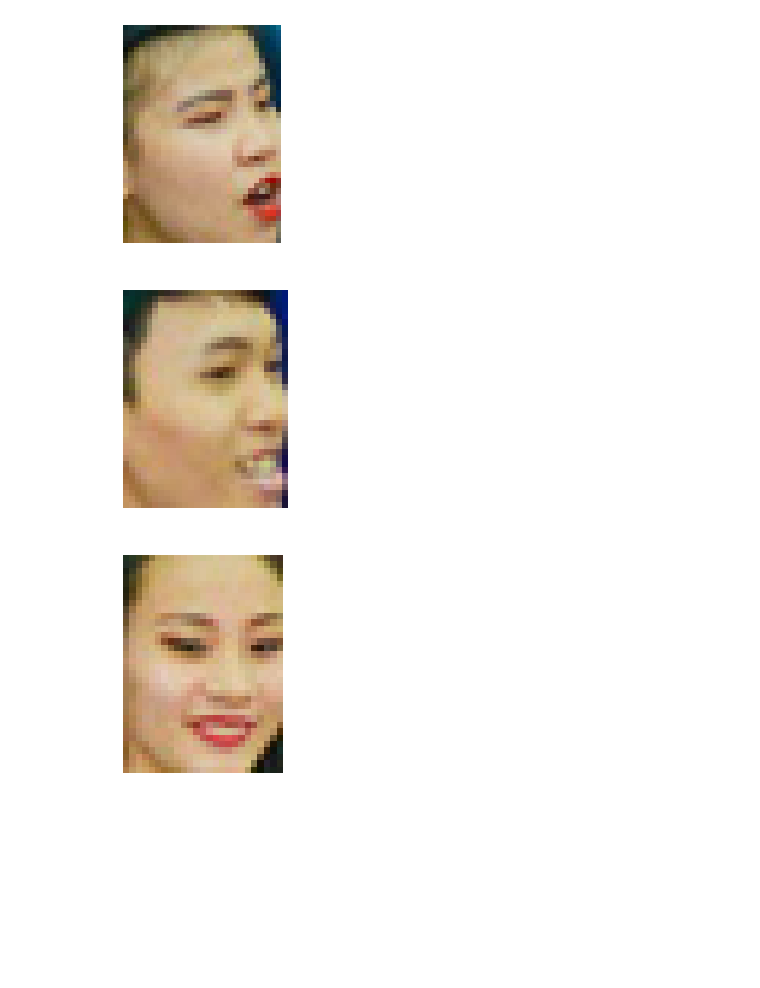
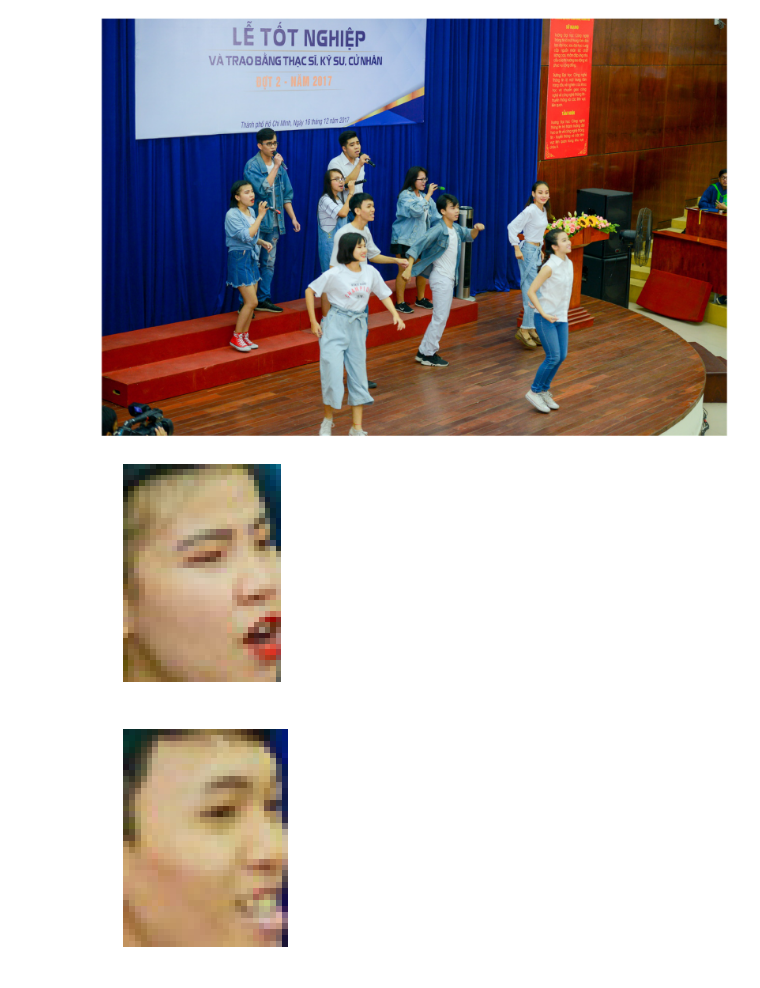
Before and after one commit to truongtx8/cvk13, a Jupyter notebook: thuchanh_03.ipynb, the cells around one changed output. Cells and saved outputs as stored; diff of their text form; code cells hidden in the pictures; blank space fills up the shorter version.

```diff
--- a/thuchanh_03.ipynb
+++ b/thuchanh_03.ipynb
@@ -1,31 +1,34 @@
 # %%
 from mtcnn.mtcnn import MTCNN
 import cv2
 import matplotlib.pyplot as plt
 import json
 
-plt.rcParams['figure.figsize'] = [4, 4]
+plt.rcParams['figure.figsize'] = [64, 64]
 
 img = cv2.imread("totnghiep2017.jpg")
 detector = MTCNN()
 
 result = detector.detect_faces(img)
 
-img_show = None
+plt.figure()
+plt.axis('off')
+plt.imshow(cv2.cvtColor(img, cv2.COLOR_BGR2RGB))
 
 for i in result:
     #print (i['box'])
     for (x, y, w, h) in [i['box']]:
 
         # Save a face region
         img_face = img[y:y+h, x:x+w]
         cv2.imwrite(str(x) + ".jpg", img_face)
 
+        plt.rcParams['figure.figsize'] = [4, 4]
         plt.figure()
         plt.axis('off')
 
         plt.imshow(cv2.cvtColor(img_face, cv2.COLOR_BGR2RGB))
 # %% [output]
-[figure, old version]
+[figure, new version]
-[figure, old version]
+[figure, new version]
-[figure, old version]
+[figure, new version]
```
Also changed, not shown: parts of 1 cell of this notebook.
